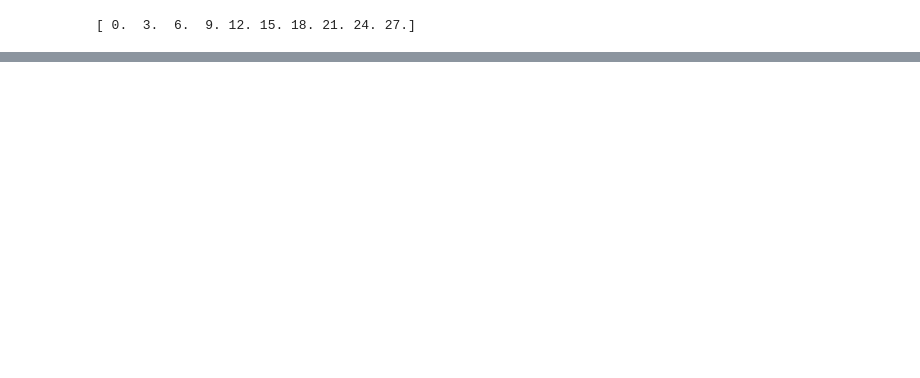
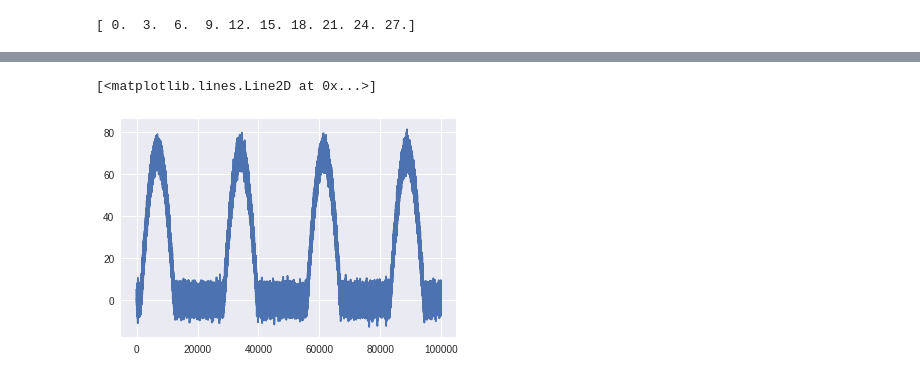
Before and after one commit to evaneschneider/parallel-programming, a Jupyter notebook: gpu_intro.ipynb, the cells around one changed output, grey strips where cells are left out. Saved outputs shown, nothing was run; the diff lists cells and outputs as text; code cells hidden in the pictures; blank space fills up the shorter version.

```diff
--- a/gpu_intro.ipynb
+++ b/gpu_intro.ipynb
@@ -151,0 +183,8 @@ plt.plot(waveform)
+# %%
+t_device = cuda.to_device(t)
+noise_device = cuda.to_device(noise)
+pulses_device = cuda.device_array(shape=(n,), dtype=np.float32)
+waveform_device = cuda.device_array(shape=(n,), dtype=np.float32)
+%timeit make_pulses(t_device, period, 100.0, out=pulses_device)
+%timeit add_ufunc(pulses_device, noise_device, out=waveform_device)
+waveform = waveform_device.copy_to_host()
@@ -151,0 +194,5 @@ plt.plot(waveform)
+# %%
+plt.plot(waveform)
+# %% [output]
+[<matplotlib.lines.Line2D at 0x...>]
+[figure, added]
```
Also changed, not shown: parts of 67 cells of this notebook.
